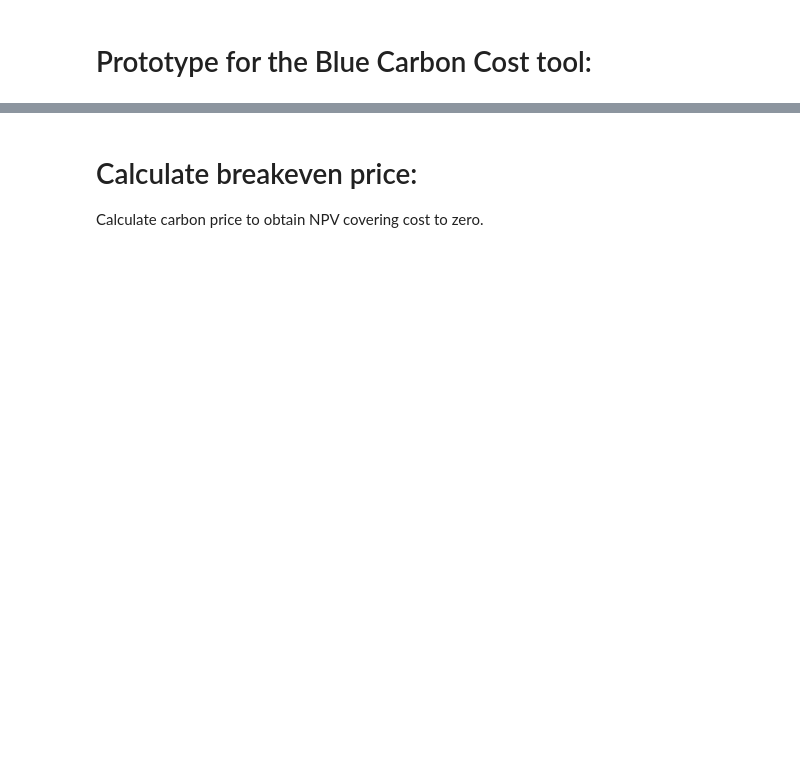
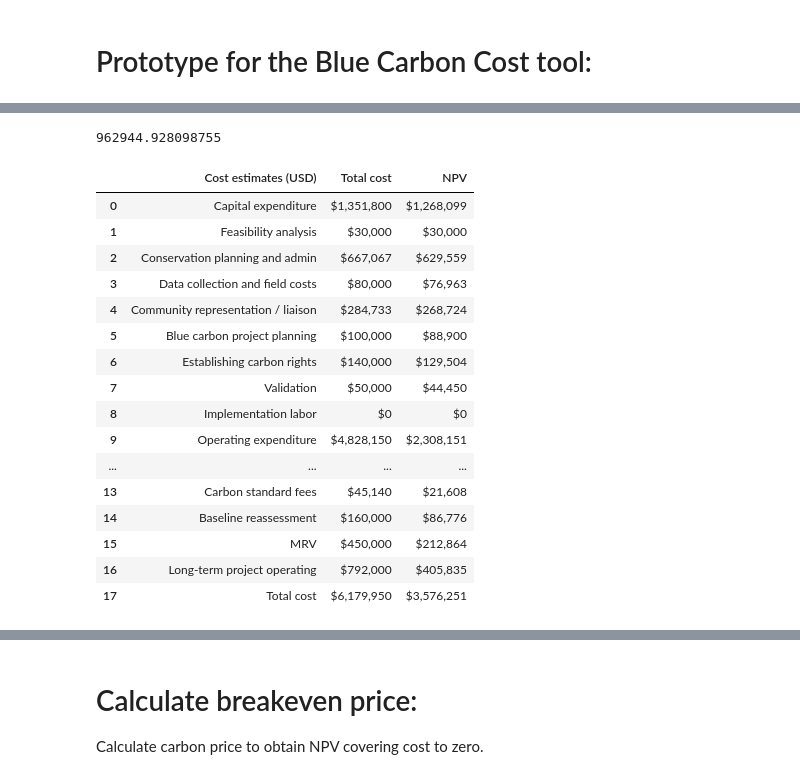
Before and after one commit to Vizzuality/tnc-blue-carbon-cost-tool, a Jupyter notebook: data/notebooks/TNC_BlueCarbonTool_prototype.ipynb, the cells around one changed output, grey strips where cells are left out. Saved outputs shown, nothing was run; the diff lists cells and outputs as text; code cells hidden in the pictures; blank space fills up the shorter version.

```diff
--- a/data/notebooks/TNC_BlueCarbonTool_prototype.ipynb
+++ b/data/notebooks/TNC_BlueCarbonTool_prototype.ipynb
@@ -166,0 +254,30 @@ df
+# %%
+# total avoided emissions
+# annual avoided emissions
+from sequestration_credits_calculator import SequestrationCreditsCalculator
+
+sequestration_credits_calculator = SequestrationCreditsCalculator(Project)
+
+sequestration_credits_calculator.calculate_abatement_potential()
+# %% [output]
+962944.928098755
+# %%
+cost_calculator.get_cost_estimates()
+# %% [output]
+|  | Cost estimates (USD) | Total cost | NPV |
+| 0 | Capital expenditure | $1,351,800 | $1,268,099 |
+| 1 | Feasibility analysis | $30,000 | $30,000 |
+| 2 | Conservation planning and admin | $667,067 | $629,559 |
+| 3 | Data collection and field costs | $80,000 | $76,963 |
+| 4 | Community representation / liaison | $284,733 | $268,724 |
+| 5 | Blue carbon project planning | $100,000 | $88,900 |
+| 6 | Establishing carbon rights | $140,000 | $129,504 |
+| 7 | Validation | $50,000 | $44,450 |
+| 8 | Implementation labor | $0 | $0 |
+| 9 | Operating expenditure | $4,828,150 | $2,308,151 |
+| ... | ... | ... | ... |
+| 13 | Carbon standard fees | $45,140 | $21,608 |
+| 14 | Baseline reassessment | $160,000 | $86,776 |
+| 15 | MRV | $450,000 | $212,864 |
+| 16 | Long-term project operating | $792,000 | $405,835 |
+| 17 | Total cost | $6,179,950 | $3,576,251 |
```
Also changed, not shown: parts of 14 cells of this notebook, 1 other file.
